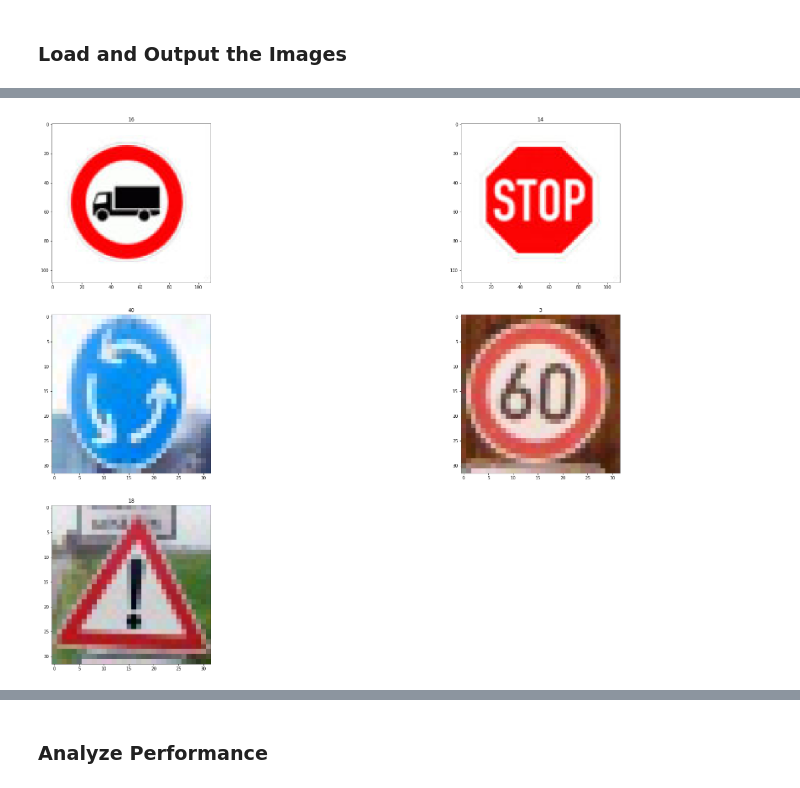
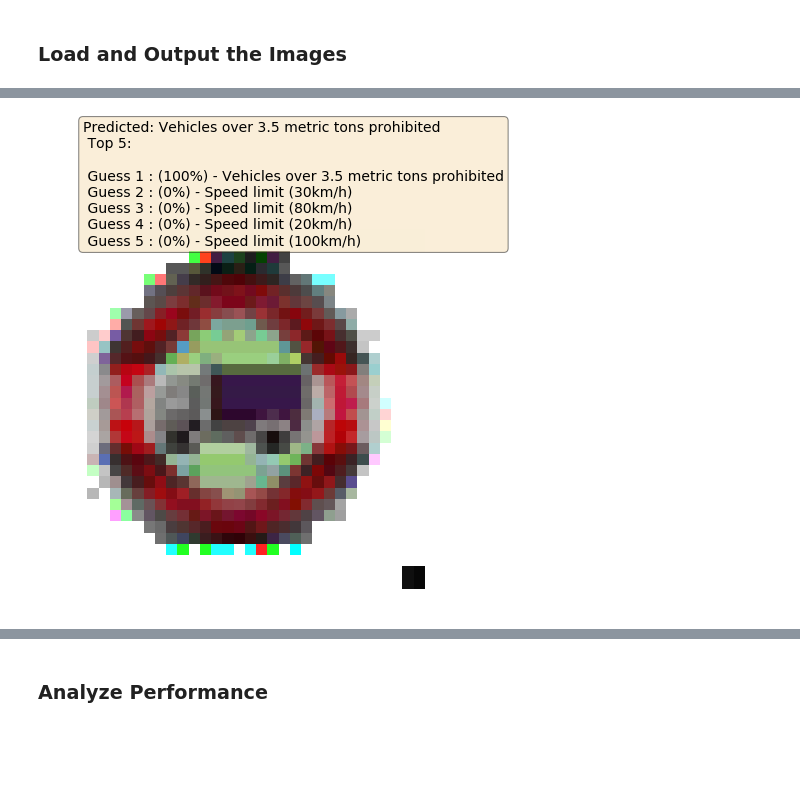
Before and after one commit to markito/CarND-Traffic-Sign-Classifier-Project, a Jupyter notebook: Traffic_Sign_Classifier.ipynb, the cells around one changed output, grey strips where cells are left out. Drawn from its saved outputs; the diff is of its cells as text; code cells hidden in the pictures; blank space fills up the shorter version.

```diff
--- a/Traffic_Sign_Classifier.ipynb
+++ b/Traffic_Sign_Classifier.ipynb
@@ -641,6 +700,8 @@ sets imply underfitting. A high accuracy on the training set but low accuracy on
 with tf.Session() as sess:
     sess.run(tf.global_variables_initializer())
     num_examples = len(X_train)
+
+    writer = tf.summary.FileWriter("/tmp/user/trafficSign/")
 
     print("Training...")
     print()
@@ -654,10 +715,21 @@ with tf.Session() as sess:
         training_accuracy = evaluate(X_train, y_train)
         validation_accuracy = evaluate(X_valid, y_valid)
         print("EPOCH {} ...".format(i+1))
+
         print("Training Accuracy = {:.3f}".format(training_accuracy))
+        tf.summary.histogram('training_acc', training_accuracy)
+#         training_scalar = tf.summary.scalar('training_accuracy', tf.Variable(training_accuracy))
+#         writer.add_summary(training_scalar, i)
+
         print("Validation Accuracy = {:.3f}".format(validation_accuracy))
+#         validation_scalar = tf.summary.scalar('validation_accuracy', tf.Variable(validation_accuracy))
+
+#         writer.add_summary(validation_scalar, i)
         print()
 
+
+    writer.add_graph(sess.graph)
+#     writer.add_graph(sess.graph)
     saver.save(sess, './lenet')
     print("Model saved")
 # %% [output]
@@ -679,2 +751,8 @@ Validation Accuracy = 0.989
 
 Model saved
+# %%
+with tf.Session() as sess:
+    saver.restore(sess, tf.train.latest_checkpoint('.'))
+
+    test_accuracy = evaluate(X_test, y_test)
+    print("Test Accuracy = {:.3f}".format(test_accuracy))
@@ -721,36 +871,46 @@ from PIL import Image
 import warnings
 from skimage import exposure
 
-### Histogram Equilization
-def normalized_image(image_data):
-    with warnings.catch_warnings():
-        warnings.simplefilter("ignore")
-        image_data = np.array([exposure.equalize_hist(image) for image in image_data])
-        return image_data
+def predictNewImages(isNormalized=False):
+    logit = None
+    new_normalized_images = []
+    k_size = 5
+    softmax_logits = tf.nn.softmax(logits)
+    top_k = tf.nn.top_k(softmax_logits, k=k_size)
 
-size = 32, 32
-logit = None
+    for file in os.listdir('extra'):
+    #       if (file.endswith(".png") or file.endswith(".jpg")):
+            if file.endswith(".jpg"):
+                im = mpimg.imread('extra/' + file)
+                im = resize(im)
+                if (isNormalized):
+                    im = normalized_image(im)
+                new_normalized_images.append(im)
 
-with tf.Session() as sess:
-    loader = tf.train.import_meta_graph('./lenet.meta')
-    loader.restore(sess, tf.train.latest_checkpoint('./'))
-    sess = tf.get_default_session()
+    with tf.Session() as sess:
+        loader = tf.train.import_meta_graph('./lenet.meta')
+        loader.restore(sess, tf.train.latest_checkpoint('./'))
+        sess = tf.get_default_session()
+
+        logit = sess.run(tf.argmax(logits, 1), feed_dict={x:new_normalized_images})
+        my_top_k = sess.run(top_k, feed_dict={x: new_normalized_images})
+
+        print(logit)
+        topkLabel = ""
+        for idx, img in enumerate(new_normalized_images):
+    #         print(idx)
+    #         print()
+    #         plt.hist(my_top_k.values[idx], 50, normed=1, facecolor='green', alpha=0.75)
+            topkLabel = ""
+            plt.show()
+
+            for j in range(k_size):
+                topkLabel = topkLabel + "\n Guess {} : ({:.0f}%) - {}".format(j+1, 100*my_top_k[0][idx][j], signClassForId(my_top_k[1][idx][j]))
 
 
-    fig = plt.figure(figsize=(32,32))
-    i = 0
-    for file in os.listdir('extra'):
-#         if (file.endswith(".png") or file.endswith(".jpg")):
-        if file.endswith(".jpg"):
-            im = Image.open('extra/' + file)
-            im.thumbnail(size, Image.ANTIALIAS)
-            im_normalized = normalized_image(np.array([np.array(im)]))
-#             feed_dict={x: batch_x, y: batch_y}
-            logit = sess.run(tf.argmax(logits, 1), feed_dict={x:im_normalized})
-            ax = fig.add_subplot(4,2,i+1)
-            img = mpimg.imread('extra/' + file)
-            ax.imshow(img)
-            ax.set_title(logit[0])
-            i+=1
-    plt.show()
+            label = "Predicted: {} \n Top 5: \n {}".format(signClassForId(logit[idx]), topkLabel)
+            plotAndShowImageWithLabel(img, label, size=(5,5))
+#         print(topkLabel)
+
+predictNewImages(True)
 # %% [output]
@@ -757 +919 @@ with tf.Session() as sess:
-[figure, old version]
+[figure, new version]
```
Also changed, not shown: parts of 32 cells of this notebook, 20 other files.
